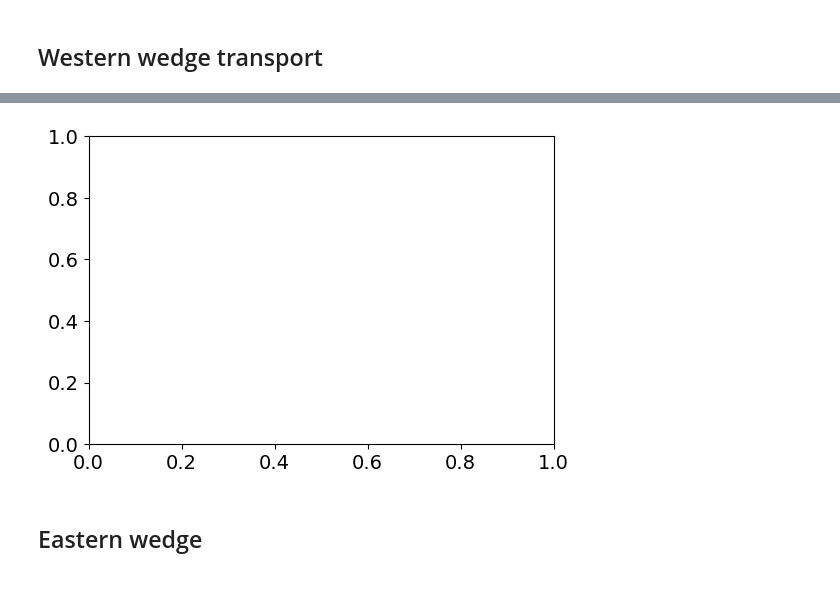
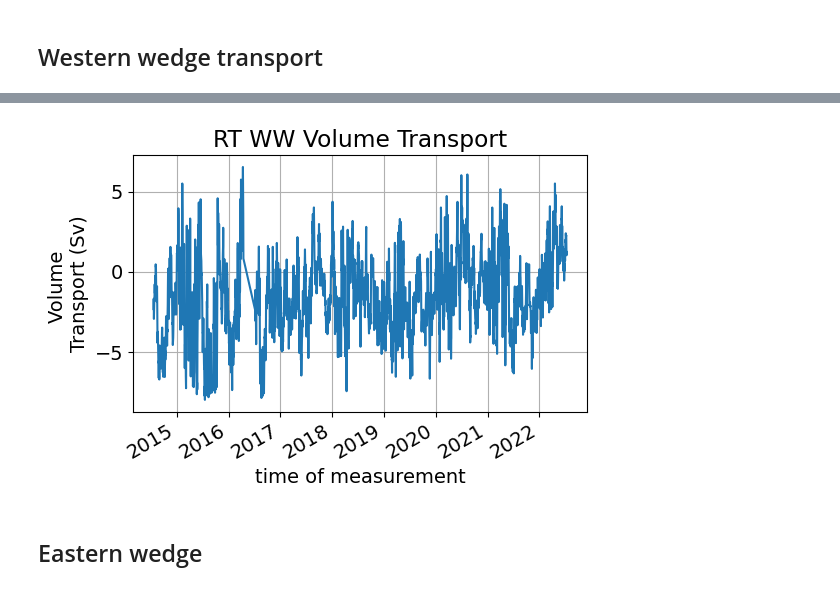
Before and after one commit to ScotMarPhys/Rockall_Trough_Transports, a Jupyter notebook: notebooks/1.0_Rockall_Trough_transports_2014_2022_v0.ipynb, the cells around one changed output, grey strips where cells are left out. Drawn from its saved outputs; the diff is of its cells as text; code cells hidden in the pictures.

Commit message:
Clean up ds_RT_MB_grid structure

```diff
--- a/notebooks/1.0_Rockall_Trough_transports_2014_2022_v0.ipynb
+++ b/notebooks/1.0_Rockall_Trough_transports_2014_2022_v0.ipynb
@@ -64,32 +64,14 @@ ds_RT_loc=rtd.load_RT_loc()
 # stacked RT mooing data
 ds_RT_stacked = xr.open_dataset((sps.RT_mooring_data_path/file_name_in_stack))
 
-# gridded Rockall Trough mooring data
+# load gridded Rockall Trough mooring data
 ds_RT = xr.open_dataset((sps.RT_mooring_data_path/RT_mooring_fn))
 
-#remove nan at beginning and end
-ds_RT = ds_RT.where(ds_RT.TG_EAST.sel(PRES=500).notnull().drop_vars('PRES'),drop=True)
-
-# extrapolate upper values of velocity
-dim_x = 'TIME'
-dim_y = 'PRES'
-graphics = False
-ds_RT = rtf.extr_moored_RT_timeseries(ds_RT,dim_x,dim_y,graphics=graphics)
-
-#linearly interpolate over time gaps in velocity fields
-ds_RT = ds_RT.interpolate_na(dim='TIME')
-
-# Get z from P
-ds_RT.coords['depth'] = gsw.z_from_p(ds_RT.PRES,np.mean([ds_RT_loc.lat_RTWB, ds_RT_loc.lat_RTEB]))
-ds_RT.depth.attrs = {'name' :'depth',
-                     'units' :'m',}
-# Create merged WB1/2 CM
-ds_RT = rtf.merge_RT_WB1_2(ds_RT)
+# Extrapolate top and linearly interpolate over gaps
+ds_RT = rtf.prep_mooring_data_for_transport_calc(ds_RT,ds_RT_loc)
 
 fig = rtv.plot_moorings_paper(ds_RT,ds_RT_stacked)
 # fig.savefig(fig_out_path/f'RT_EB_WB_gridded_timeseries_{date_str_start[:-2]}_{date_str_end[:-2]}.png',bbox_inches='tight')
-
-ds_RT = rtf.ds_rt_swap_vert_dim(ds_RT)
 # %% [output]
 [figure]
 # %%
@@ -141,5 +135,6 @@ Wall time: 2min 11s
 ## Western wedge transport
 # %%
 %%time
-Q_WW, q_WW = rtt.calc_WW_transport(ds_RT,ds_RT_loc,RT_hor_grid,ds_GEBCO)
+Q_WW, ds_RT_WW_grid = rtt.calc_WW_transport(ds_RT,ds_RT_loc,RT_hor_grid,ds_GEBCO)
+ds_RT_WW_grid
 # %% [output]
@@ -147,4 +143,4 @@ ValueError: Dataset.plot cannot be called directly. Use an explicit plot method,
-[figure, old version]
+[figure, new version]
 # %% [markdown]
 ## Eastern wedge
 # %%
```
Also changed, not shown: parts of 9 cells of this notebook, 2 other files.
